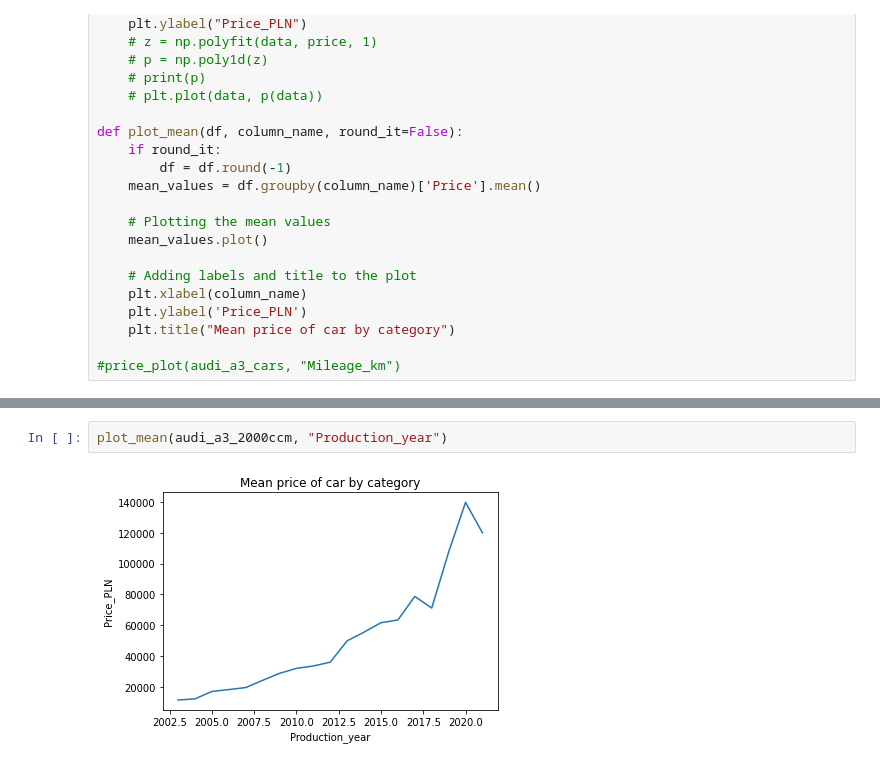
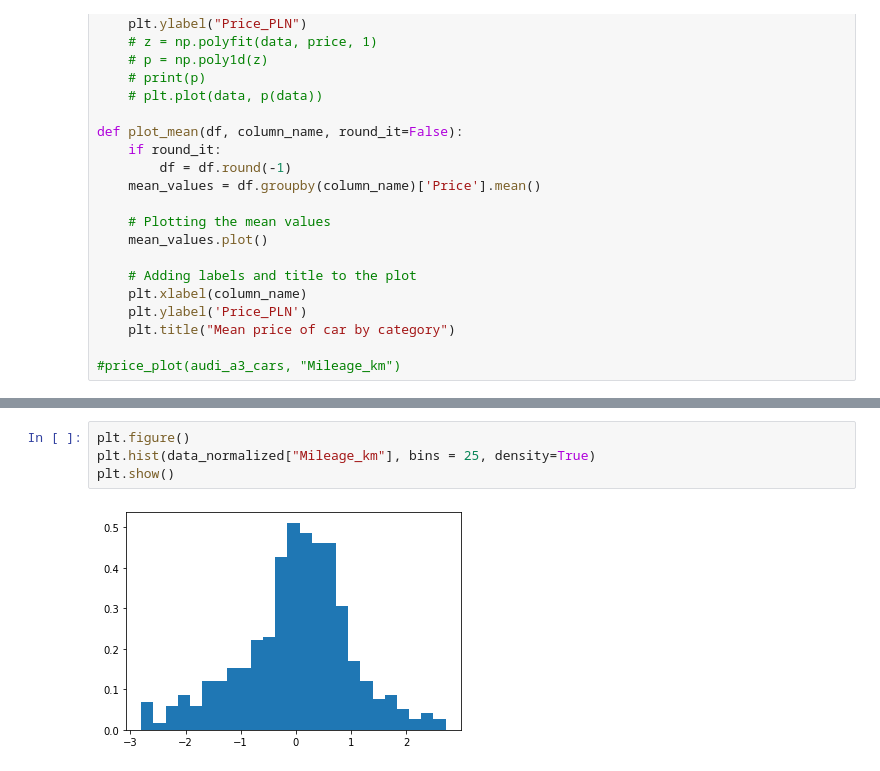
Before and after one commit to Karolina0110/DA, a Jupyter notebook: project/project.ipynb, the cells around one changed output, grey strips where cells are left out. Drawn from its saved outputs; the diff is of its cells as text.

```diff
--- a/project/project.ipynb
+++ b/project/project.ipynb
@@ -95,4 +91,6 @@ plot_mean(audi_a3_cars, "Displacement_cm3")
-# %%
-plot_mean(audi_a3_2000ccm, "Production_year")
-# %% [output]
-[figure, removed]
+# %%
+plt.figure()
+plt.hist(data_normalized["Mileage_km"], bins = 25, density=True)
+plt.show()
+# %% [output]
+[figure, added]
```
Also changed, not shown: parts of 18 cells of this notebook, 1 other file.
